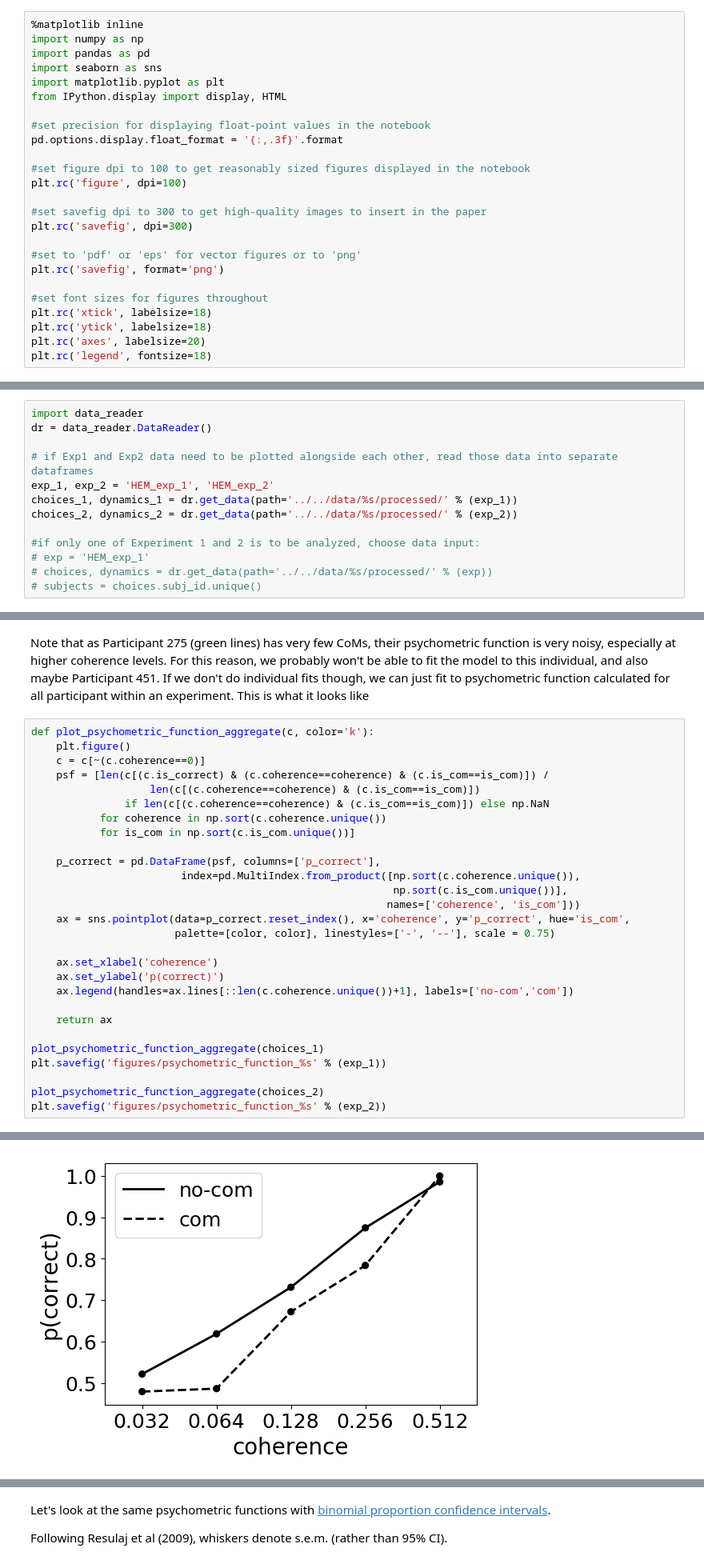
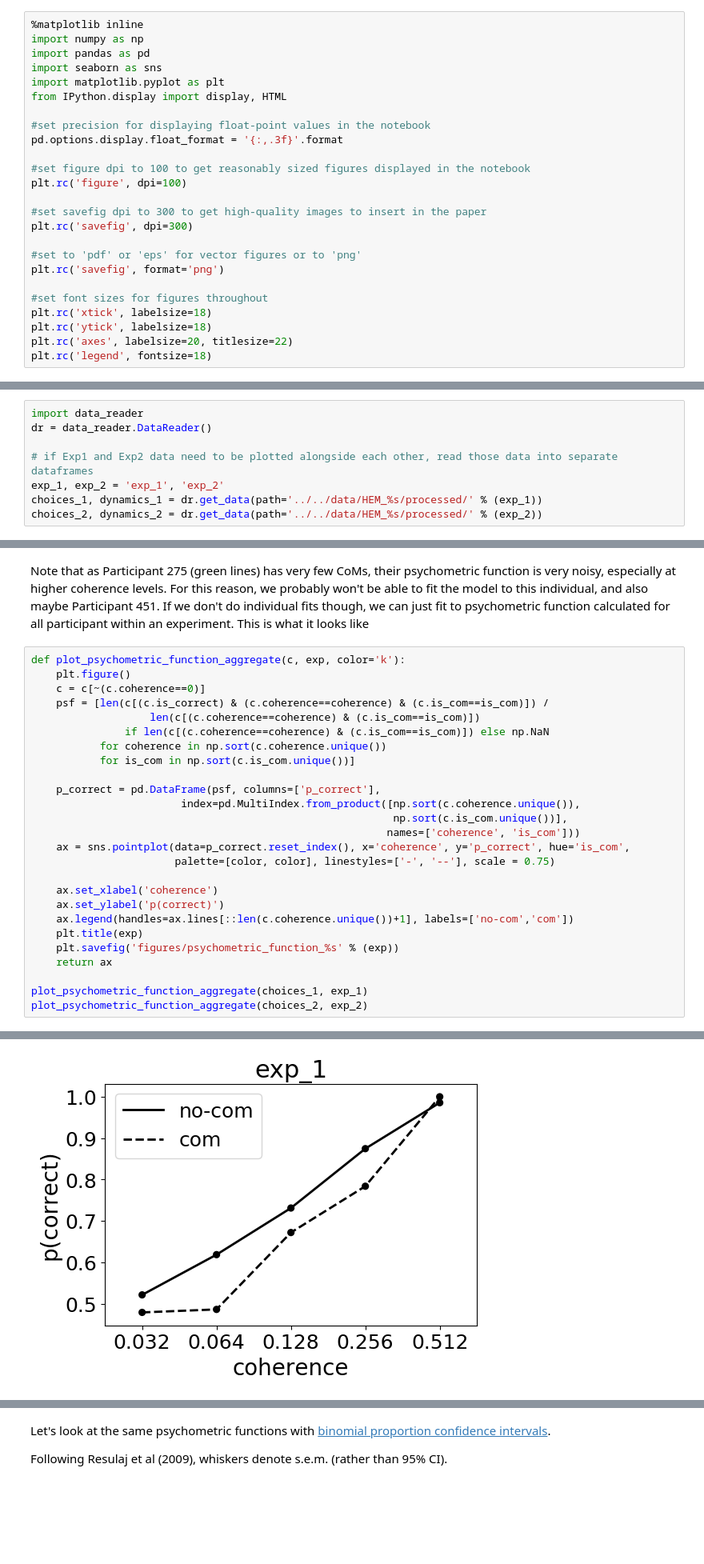
Before and after one commit to cherepaha/eyehandrdk, a Jupyter notebook: psychometrics.ipynb, the cells around one changed output, grey strips where cells are left out. Shown at 80% size. Drawn from its saved outputs; the diff is of its cells as text; blank space fills up the shorter version.

```diff
--- a/psychometrics.ipynb
+++ b/psychometrics.ipynb
@@ -23,7 +32,7 @@ plt.rc('savefig', format='png')
 #set font sizes for figures throughout
 plt.rc('xtick', labelsize=18)
 plt.rc('ytick', labelsize=18)
-plt.rc('axes', labelsize=20)
+plt.rc('axes', labelsize=20, titlesize=22)
 plt.rc('legend', fontsize=18)
 # %% [markdown]
 Then, we read the data (assuming it's already pre-processed). Change the path to the files if necessary
@@ -32,11 +41,6 @@ import data_reader
 dr = data_reader.DataReader()
 
 # if Exp1 and Exp2 data need to be plotted alongside each other, read those data into separate dataframes
-exp_1, exp_2 = 'HEM_exp_1', 'HEM_exp_2'
-choices_1, dynamics_1 = dr.get_data(path='../../data/%s/processed/' % (exp_1))
-choices_2, dynamics_2 = dr.get_data(path='../../data/%s/processed/' % (exp_2))
-
-#if only one of Experiment 1 and 2 is to be analyzed, choose data input:
-# exp = 'HEM_exp_1'
-# choices, dynamics = dr.get_data(path='../../data/%s/processed/' % (exp))
-# subjects = choices.subj_id.unique()
+exp_1, exp_2 = 'exp_1', 'exp_2'
+choices_1, dynamics_1 = dr.get_data(path='../../data/HEM_%s/processed/' % (exp_1))
+choices_2, dynamics_2 = dr.get_data(path='../../data/HEM_%s/processed/' % (exp_2))
@@ -139,7 +89,7 @@ plot_psychometric_functions(choices_2, exp_2)
 # %% [markdown]
 Note that as Participant 275 (green lines) has very few CoMs, their psychometric function is very noisy, especially at higher coherence levels. For this reason, we probably won't be able to fit the model to this individual, and also maybe Participant 451. If we don't do individual fits though, we can just fit to psychometric function calculated for all participant within an experiment. This is what it looks like
 # %%
-def plot_psychometric_function_aggregate(c, color='k'):
+def plot_psychometric_function_aggregate(c, exp, color='k'):
     plt.figure()
     c = c[~(c.coherence==0)]
     psf = [len(c[(c.is_correct) & (c.coherence==coherence) & (c.is_com==is_com)]) /
@@ -158,12 +108,10 @@ def plot_psychometric_function_aggregate(c, color='k'):
     ax.set_xlabel('coherence')
     ax.set_ylabel('p(correct)')
     ax.legend(handles=ax.lines[::len(c.coherence.unique())+1], labels=['no-com','com'])
-
+    plt.title(exp)
+    plt.savefig('figures/psychometric_function_%s' % (exp))
     return ax
 
-plot_psychometric_function_aggregate(choices_1)
-plt.savefig('figures/psychometric_function_%s' % (exp_1))
-
-plot_psychometric_function_aggregate(choices_2)
-plt.savefig('figures/psychometric_function_%s' % (exp_2))
+plot_psychometric_function_aggregate(choices_1, exp_1)
+plot_psychometric_function_aggregate(choices_2, exp_2)
 # %% [output]
@@ -170 +119 @@ plt.savefig('figures/psychometric_function_%s' % (exp_2))
-[figure, old version]
+[figure, new version]
```
Also changed, not shown: parts of 21 cells of this notebook, 1 other file.
